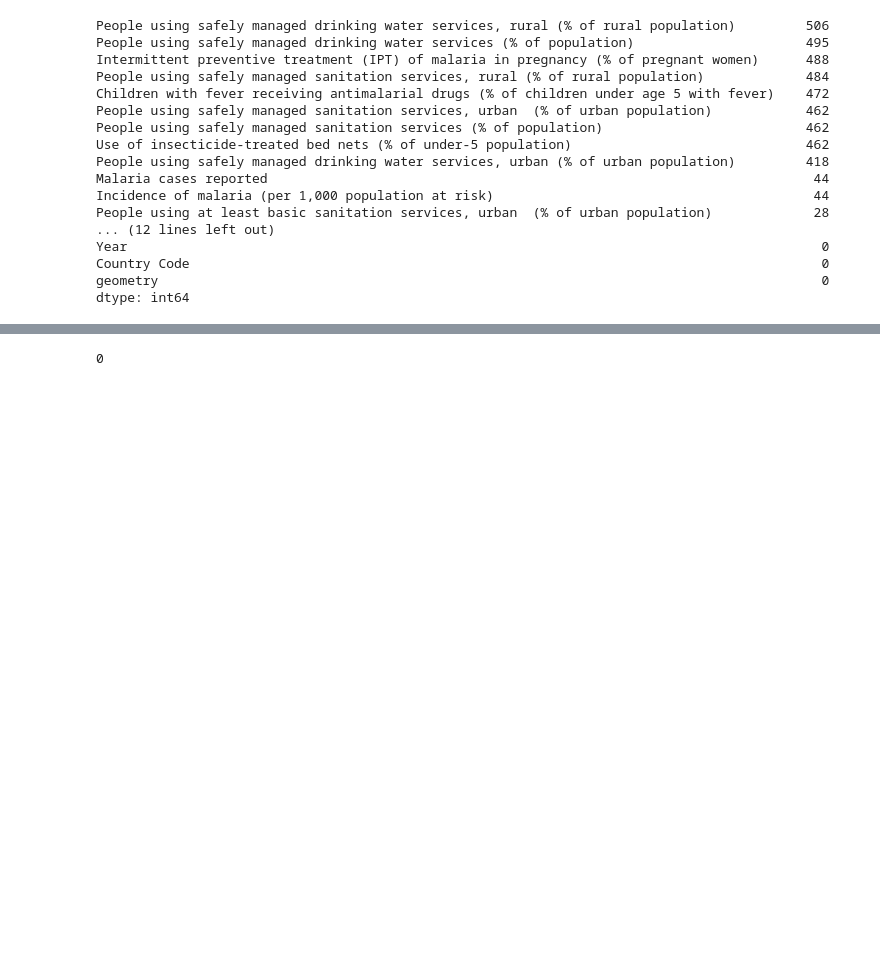
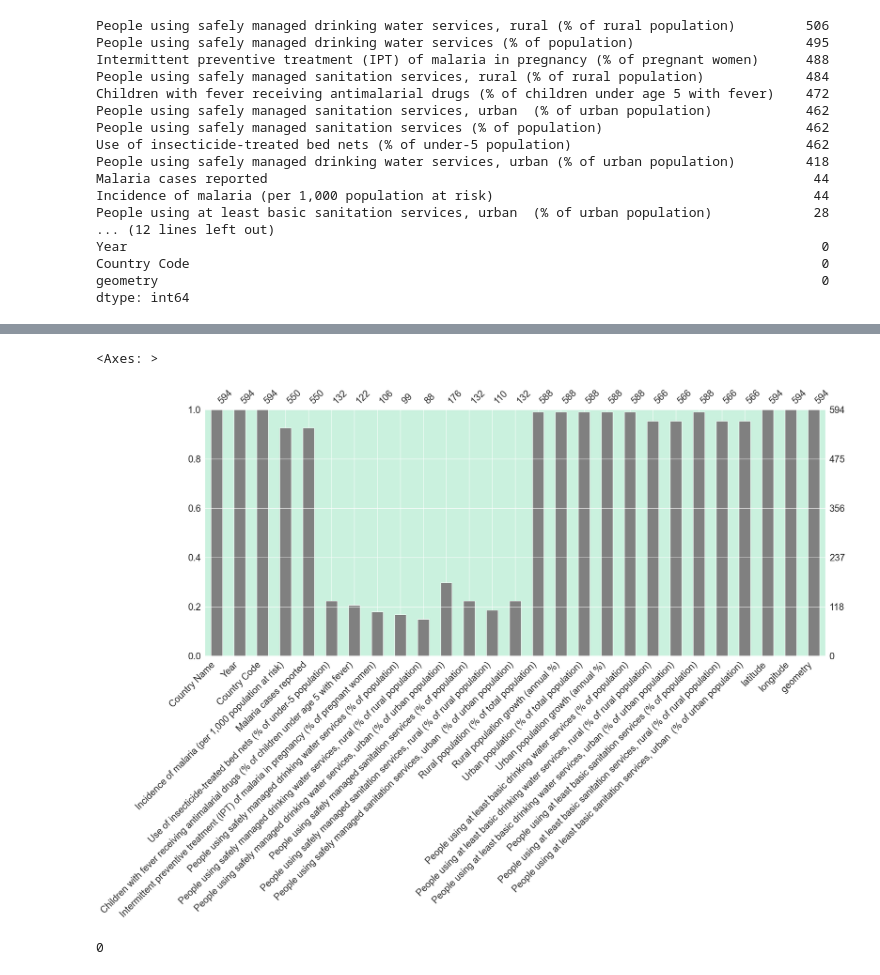
Before and after one commit to ArubeJoshua/Recess_project_group_Y, a Jupyter notebook: Recess_Project_Template/src/group_work/group_y_project.ipynb, the cells around one changed output, grey strips where cells are left out. Cells and saved outputs as stored; diff of their text form; code cells hidden in the pictures; blank space fills up the shorter version.

```diff
--- a/Recess_Project_Template/src/group_work/group_y_project.ipynb
+++ b/Recess_Project_Template/src/group_work/group_y_project.ipynb
@@ -157,8 +157,11 @@ People using at least basic sanitation services, rural (% of rural population) -
 People using at least basic sanitation services, urban  (% of urban population) ----------- 4.713804713804714 %
 # %%
 #checking null values in figure
-# import missingno as msno
-# msno.bar(malaria_df, color = "gray", fontsize = 21)
+import missingno as msno
+msno.bar(malaria_df, color = "gray", fontsize = 21)
+# %% [output]
+<Axes: >
+[figure, added]
 # %%
 #checking for duplicates
 malaria_df.duplicated().sum()
```
Also changed, not shown: parts of 2 cells of this notebook.
